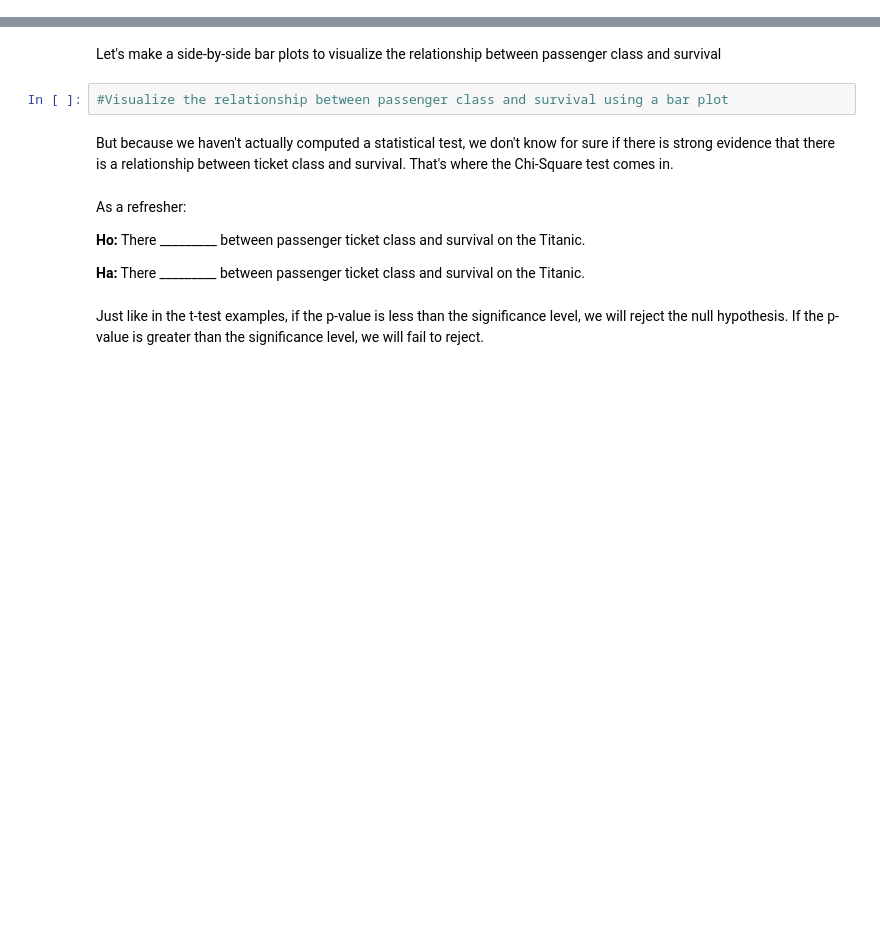
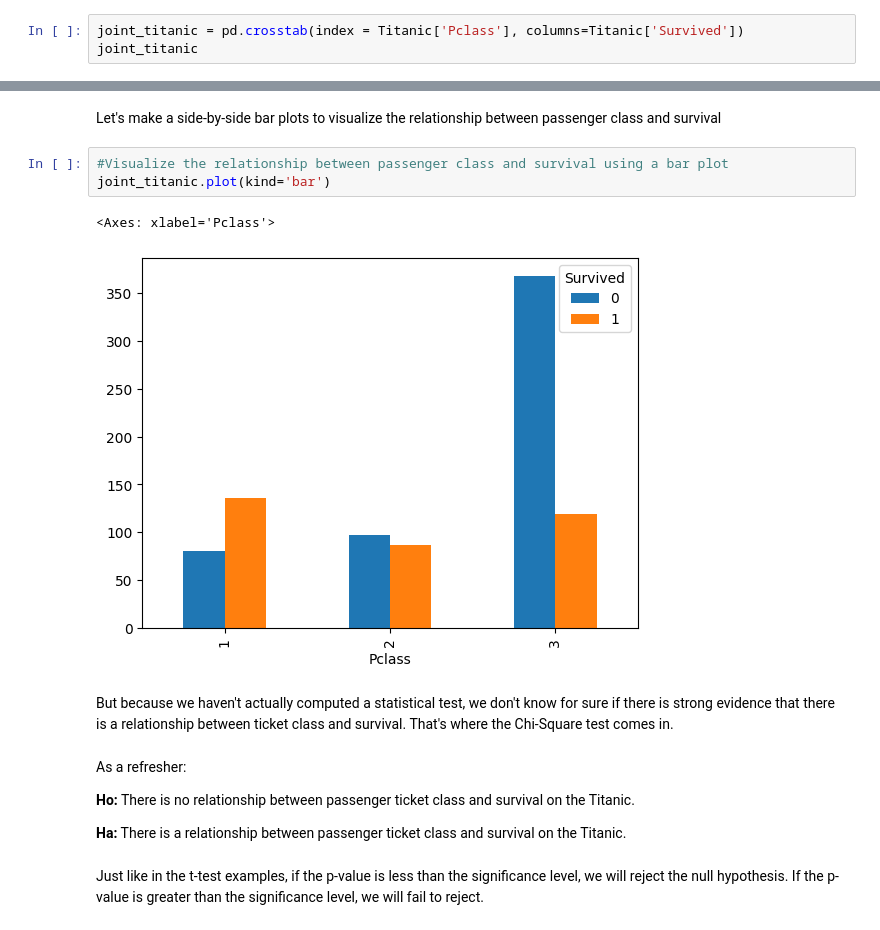
Before and after one commit to sikoh/DS-Statistics, a Jupyter notebook: Hypothesis-Chi-Square/DS_ChiSquareTests_Lecture_Notes.ipynb, the cells around one changed output, grey strips where cells are left out. Saved outputs shown, nothing was run; the diff lists cells and outputs as text; blank space fills up the shorter version.

```diff
--- a/Hypothesis-Chi-Square/DS_ChiSquareTests_Lecture_Notes.ipynb
+++ b/Hypothesis-Chi-Square/DS_ChiSquareTests_Lecture_Notes.ipynb
@@ -339,2 +365,5 @@ Now let's look at the frequency and relative frequency of ticket class.
 # %% [markdown]
 Now let's look at the joint distribution of survival by passenger class.  That means we want to see how many people fall into each combination of the two categories.
+# %%
+joint_titanic = pd.crosstab(index = Titanic['Pclass'], columns=Titanic['Survived'])
+joint_titanic
@@ -356,14 +407,18 @@ We can see that about 63% of 1st class ticket holders survived while 37% did not
 Let's make a side-by-side bar plots to visualize the relationship between passenger class and survival
 # %%
 #Visualize the relationship between passenger class and survival using a bar plot
+joint_titanic.plot(kind='bar')
+# %% [output]
+<Axes: xlabel='Pclass'>
+[figure, added]
 # %% [markdown]
 But because we haven't actually computed a statistical test, we don't know for sure if there is strong evidence that there is a relationship between ticket class and survival.  That's where the Chi-Square test comes in.
 # %% [markdown]
 As a refresher:
 
-**Ho:** There _________ between passenger ticket class and survival on the Titanic.
+**Ho:** There is no relationship between passenger ticket class and survival on the Titanic.
 
-**Ha:** There _________ between passenger ticket class and survival on the Titanic.
+**Ha:** There is a relationship between passenger ticket class and survival on the Titanic.
 # %% [markdown]
 Just like in the t-test examples, if the p-value is less than the significance level, we will reject the null hypothesis.  If the p-value is greater than the significance level, we will fail to reject.
 # %% [markdown]
```
Also changed, not shown: parts of 27 cells of this notebook.
